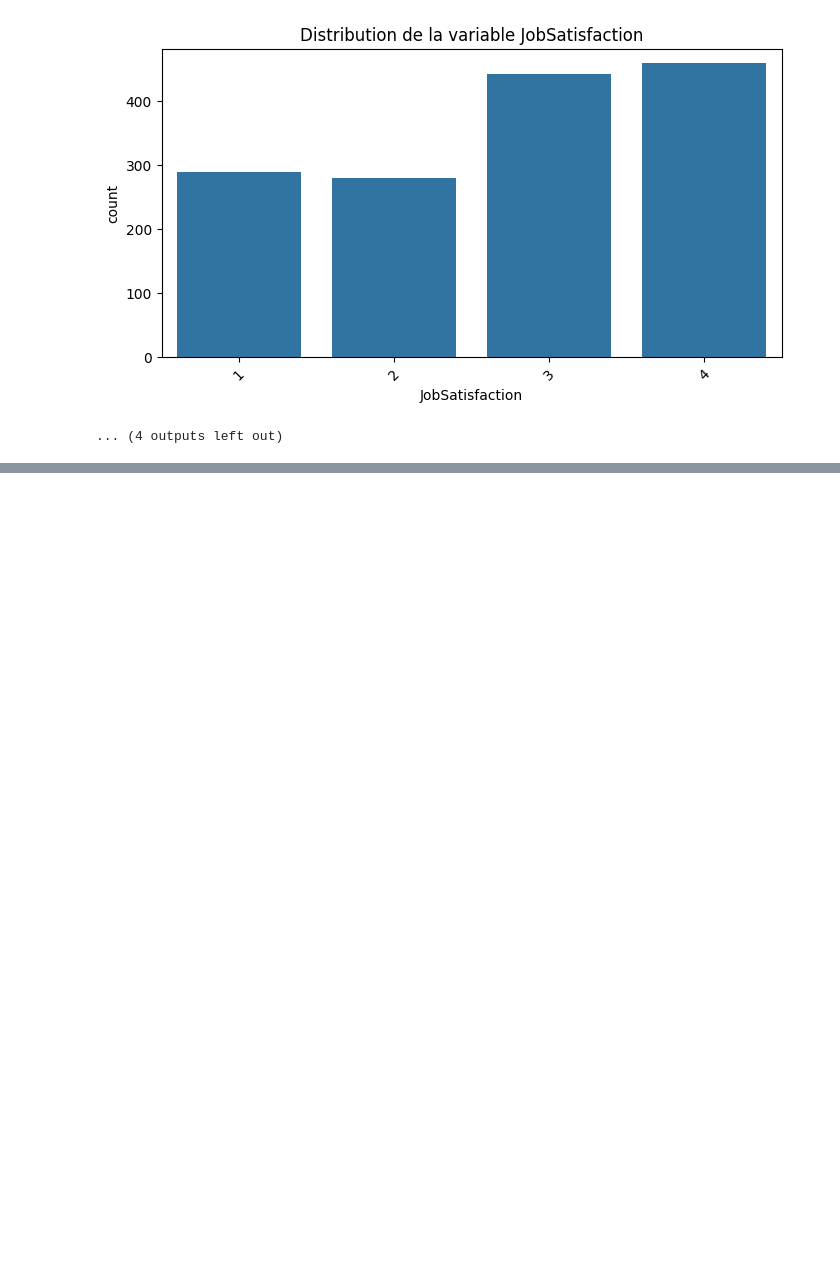
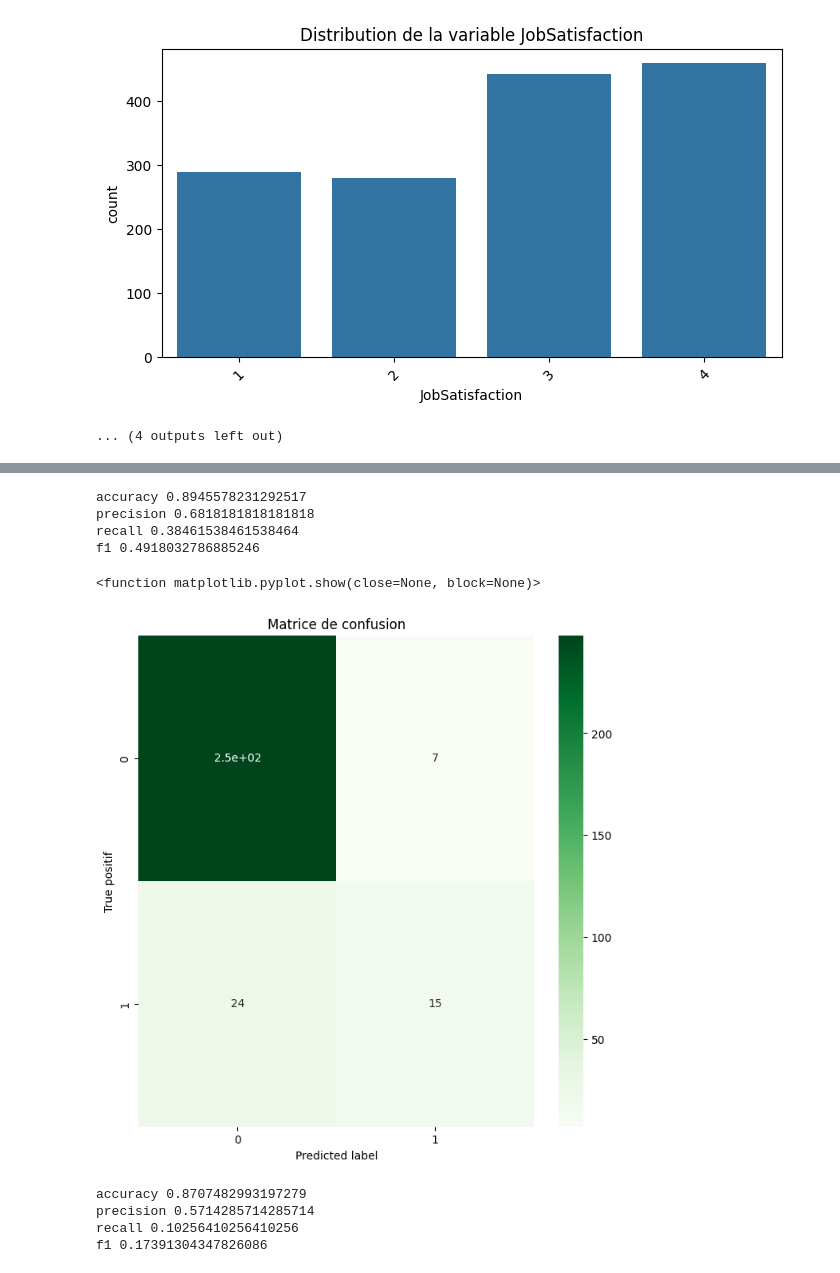
Before and after one commit to elhidarinouhayla/RetentionAI_Backend, a Jupyter notebook: ML/EDA.ipynb, the cells around one changed output, grey strips where cells are left out. Drawn from its saved outputs; the diff is of its cells as text; code cells hidden in the pictures; blank space fills up the shorter version.

Commit message:
entrainement des modeles random forest et logistic regresion

```diff
--- a/ML/EDA.ipynb
+++ b/ML/EDA.ipynb
@@ -215,0 +201,52 @@ f1 0.4918032786885246
+# %%
+# filtre les colonnes
+num_columns = [col for col in num_columns if col in x_train.columns]
+cat_columns = [col for col in cat_columns if col in x_train.columns]
+# %%
+# random de logistic regresion
+pipeline_LR = Model_pipeline(num_columns, cat_columns, LogisticRegression())
+# %%
+# GridSearch pour le LogisticRegression
+param_grid_LR = {
+    "model__l1_ratio": [0],
+    "model__C": [0.01, 0.1, 1, 10],
+    "feature_selection__k": [3, 5, "all"]
+    }
+
+grid = GridSearchCV(
+    estimator=pipeline_LR,
+    param_grid=param_grid_LR)
+
+grid.fit(x_train, y_train)
+
+best_LR = grid.best_estimator_
+# %%
+#  metrics de logistic regresion
+y_pred_LR = best_LR.predict(x_test)
+
+accuracy, precision, recall, f1 = metric_model(y_test, y_pred_LR)
+
+print("accuracy", accuracy)
+print("precision", precision)
+print("recall", recall)
+print("f1", f1)
+# %% [output]
+accuracy 0.8945578231292517
+precision 0.6818181818181818
+recall 0.38461538461538464
+f1 0.4918032786885246
+# %%
+# matrice de confusion de logistic regresion
+
+from sklearn.metrics import confusion_matrix
+cm = confusion_matrix(y_test, y_pred_LR)
+
+plt.figure(figsize=(8,8))
+sns.heatmap(cm, annot=True, cmap="Greens")
+plt.title("Matrice de confusion")
+plt.ylabel("True positif")
+plt.xlabel("Predicted label")
+plt.show
+# %% [output]
+<function matplotlib.pyplot.show(close=None, block=None)>
+[figure, added]
@@ -215,0 +271,15 @@ f1 0.4918032786885246
+# %%
+#  metrics de random forest
+y_pred_RF = best_RF.predict(x_test)
+
+accuracy, precision, recall, f1 = metric_model(y_test, y_pred_RF)
+
+print("accuracy", accuracy)
+print("precision", precision)
+print("recall", recall)
+print("f1", f1)
+# %% [output]
+accuracy 0.8707482993197279
+precision 0.5714285714285714
+recall 0.10256410256410256
+f1 0.17391304347826086
```
Also changed, not shown: parts of 10 cells of this notebook.
